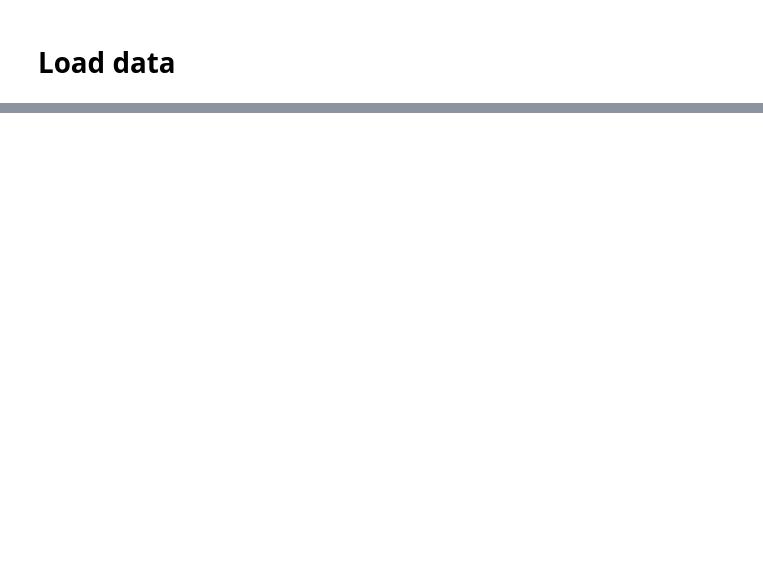
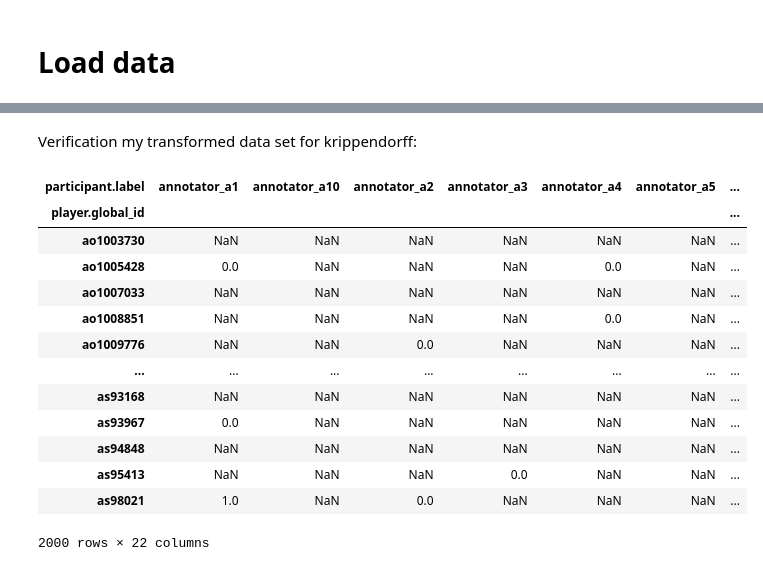
Before and after one commit to GregoryG3/Thesis, a Jupyter notebook: INITIALIZATION.ipynb, the cells around one changed output, grey strips where cells are left out. Saved outputs shown, nothing was run; the diff lists cells and outputs as text; code cells hidden in the pictures; blank space fills up the shorter version.

Commit message:
IRR calculating the Krippendorff alpha

```diff
--- a/INITIALIZATION.ipynb
+++ b/INITIALIZATION.ipynb
@@ -115,0 +95,3 @@ test
+# %%
+manually_coded = pd.read_csv(join(PROJECT_DIR,"Annotation data/manual_coding_majority_vote_2000_texts.csv"), encoding='latin1')
+annotation_records = pd.read_csv(join(PROJECT_DIR,"Annotation data/manual_coding_6000_texts.csv"), encoding='latin1')
@@ -115,0 +709,2 @@ test
+# %%
+annotation_records['player.email'] = annotation_records['player.email'].replace('07554973136', '7554973136')
@@ -115,0 +838,20 @@ test
+# %% [markdown]
+Verification my transformed data set for krippendorff:
+# %%
+sample_help_other = prepare_data_for_krippendorff(annotation_records, "player.help_others")
+sample_help_other
+# %% [output]
+| participant.label | annotator_a1 | annotator_a10 | annotator_a2 | annotator_a3 | annotator_a4 | annotator_a5 | ... |
+| player.global_id |  |  |  |  |  |  | ... |
+| ao1003730 | NaN | NaN | NaN | NaN | NaN | NaN | ... |
+| ao1005428 | 0.0 | NaN | NaN | NaN | 0.0 | NaN | ... |
+| ao1007033 | NaN | NaN | NaN | NaN | NaN | NaN | ... |
+| ao1008851 | NaN | NaN | NaN | NaN | 0.0 | NaN | ... |
+| ao1009776 | NaN | NaN | 0.0 | NaN | NaN | NaN | ... |
+| ... | ... | ... | ... | ... | ... | ... | ... |
+| as93168 | NaN | NaN | NaN | NaN | NaN | NaN | ... |
+| as93967 | 0.0 | NaN | NaN | NaN | NaN | NaN | ... |
+| as94848 | NaN | NaN | NaN | NaN | NaN | NaN | ... |
+| as95413 | NaN | NaN | NaN | 0.0 | NaN | NaN | ... |
+| as98021 | 1.0 | NaN | 0.0 | NaN | NaN | NaN | ... |
+2000 rows × 22 columns
```
Also changed, not shown: parts of 71 cells of this notebook.
